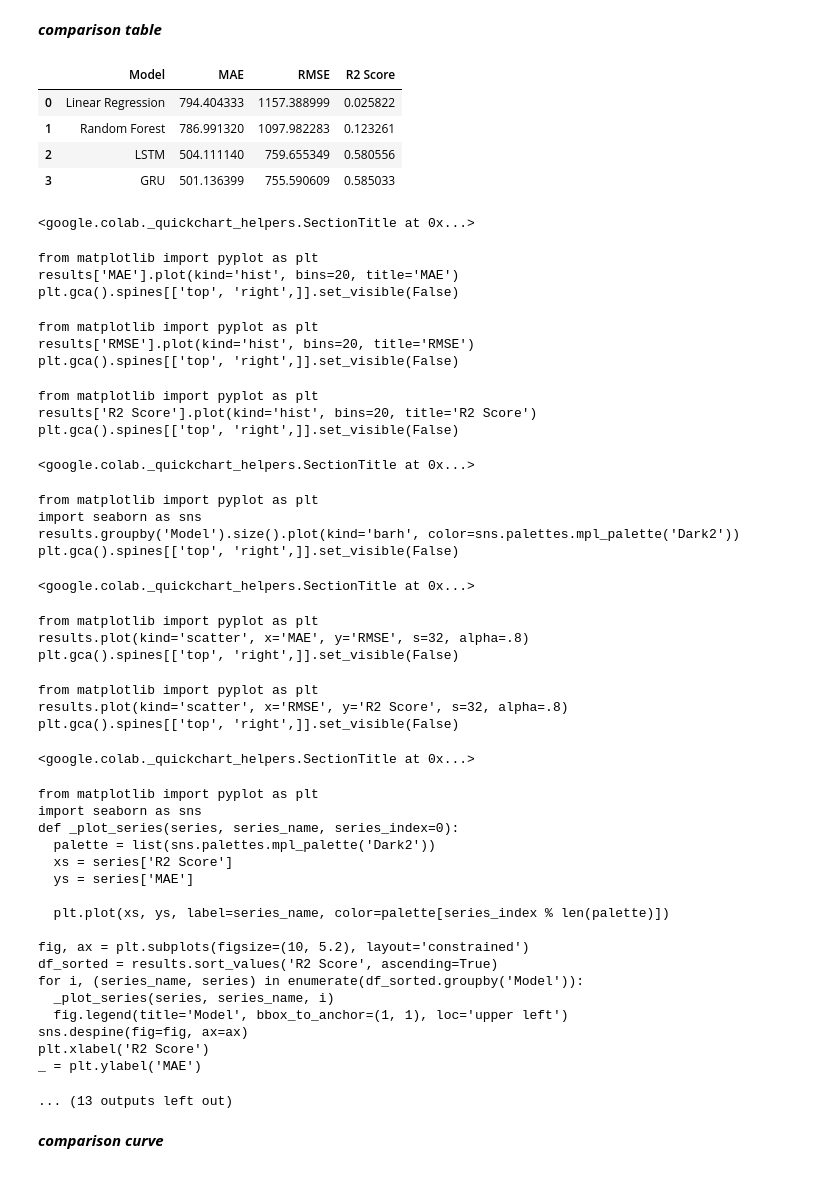
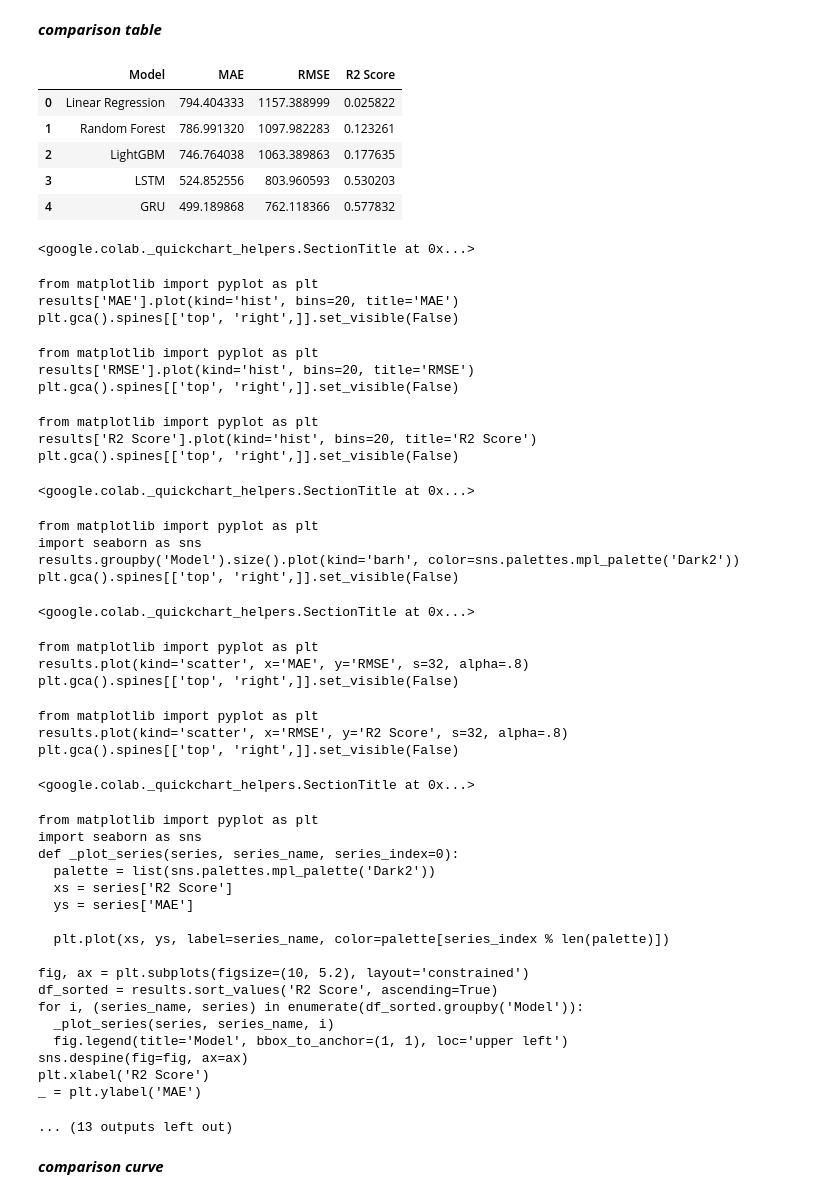
Before and after one commit to Ameena306/Energy-Prediction, a Jupyter notebook: ProNetEnergy_consumption.ipynb, the cells around one changed output. Drawn from its saved outputs; the diff is of its cells as text; code cells hidden in the pictures.

```diff
--- a/ProNetEnergy_consumption.ipynb
+++ b/ProNetEnergy_consumption.ipynb
@@ -756,40 +843,45 @@ WARNING:absl:You are saving your model as an HDF5 file via `model.save()` or `ke
 # %%
 import pandas as pd
 
 results = pd.DataFrame({
-    'Model': [
-        'Linear Regression',
-        'Random Forest',
-        'LSTM',
-        'GRU'
+    "Model": [
+        "Linear Regression",
+        "Random Forest",
+        "LightGBM",
+        "LSTM",
+        "GRU"
     ],
-    'MAE': [
+    "MAE": [
         mae_lr,
         mae_rf,
+        lgb_mae,
         lstm_mae,
         gru_mae
     ],
-    'RMSE': [
+    "RMSE": [
         rmse_lr,
         rmse_rf,
+        lgb_rmse,
         lstm_rmse,
         gru_rmse
     ],
-    'R2 Score': [
+    "R2 Score": [
         r2_lr,
         r2_rf,
+        lgb_r2,
         lstm_r2,
         gru_r2
     ]
 })
 
 results
 # %% [output]
 |  | Model | MAE | RMSE | R2 Score |
 | 0 | Linear Regression | 794.404333 | 1157.388999 | 0.025822 |
 | 1 | Random Forest | 786.991320 | 1097.982283 | 0.123261 |
-| 2 | LSTM | 504.111140 | 759.655349 | 0.580556 |
-| 3 | GRU | 501.136399 | 755.590609 | 0.585033 |
+| 2 | LightGBM | 746.764038 | 1063.389863 | 0.177635 |
+| 3 | LSTM | 524.852556 | 803.960593 | 0.530203 |
+| 4 | GRU | 499.189868 | 762.118366 | 0.577832 |
 <google.colab._quickchart_helpers.SectionTitle at 0x...>
 from matplotlib import pyplot as plt
 results['MAE'].plot(kind='hist', bins=20, title='MAE')
```
Also changed, not shown: parts of 33 cells of this notebook.
